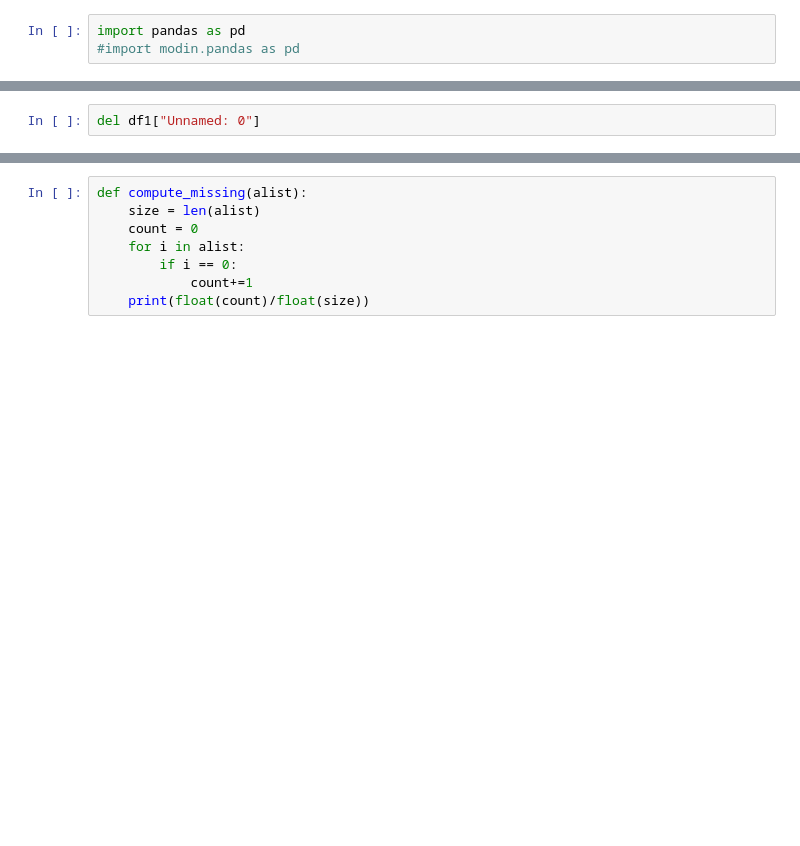
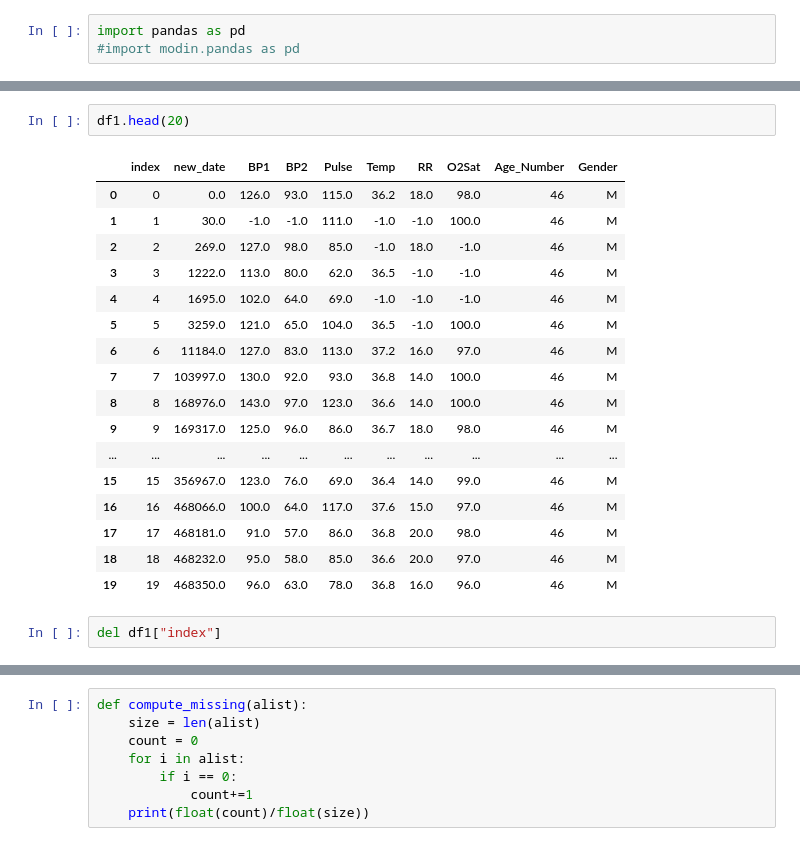
Before and after one commit to Adam2611/House.ai-Data-Analysis, a Jupyter notebook: sepsis_project/DataFormattingScript/17_c_determine_missing_values.ipynb, the cells around one changed output, grey strips where cells are left out. Saved outputs shown, nothing was run; the diff lists cells and outputs as text; blank space fills up the shorter version.

```diff
--- a/sepsis_project/DataFormattingScript/17_c_determine_missing_values.ipynb
+++ b/sepsis_project/DataFormattingScript/17_c_determine_missing_values.ipynb
@@ -26,5 +84,25 @@ df1
+# %%
+df1.head(20)
+# %% [output]
+|  | index | new_date | BP1 | BP2 | Pulse | Temp | RR | O2Sat | Age_Number | Gender |
+| 0 | 0 | 0.0 | 126.0 | 93.0 | 115.0 | 36.2 | 18.0 | 98.0 | 46 | M |
+| 1 | 1 | 30.0 | -1.0 | -1.0 | 111.0 | -1.0 | -1.0 | 100.0 | 46 | M |
+| 2 | 2 | 269.0 | 127.0 | 98.0 | 85.0 | -1.0 | 18.0 | -1.0 | 46 | M |
+| 3 | 3 | 1222.0 | 113.0 | 80.0 | 62.0 | 36.5 | -1.0 | -1.0 | 46 | M |
+| 4 | 4 | 1695.0 | 102.0 | 64.0 | 69.0 | -1.0 | -1.0 | -1.0 | 46 | M |
+| 5 | 5 | 3259.0 | 121.0 | 65.0 | 104.0 | 36.5 | -1.0 | 100.0 | 46 | M |
+| 6 | 6 | 11184.0 | 127.0 | 83.0 | 113.0 | 37.2 | 16.0 | 97.0 | 46 | M |
+| 7 | 7 | 103997.0 | 130.0 | 92.0 | 93.0 | 36.8 | 14.0 | 100.0 | 46 | M |
+| 8 | 8 | 168976.0 | 143.0 | 97.0 | 123.0 | 36.6 | 14.0 | 100.0 | 46 | M |
+| 9 | 9 | 169317.0 | 125.0 | 96.0 | 86.0 | 36.7 | 18.0 | 98.0 | 46 | M |
+| ... | ... | ... | ... | ... | ... | ... | ... | ... | ... | ... |
+| 15 | 15 | 356967.0 | 123.0 | 76.0 | 69.0 | 36.4 | 14.0 | 99.0 | 46 | M |
+| 16 | 16 | 468066.0 | 100.0 | 64.0 | 117.0 | 37.6 | 15.0 | 97.0 | 46 | M |
+| 17 | 17 | 468181.0 | 91.0 | 57.0 | 86.0 | 36.8 | 20.0 | 98.0 | 46 | M |
+| 18 | 18 | 468232.0 | 95.0 | 58.0 | 85.0 | 36.6 | 20.0 | 97.0 | 46 | M |
+| 19 | 19 | 468350.0 | 96.0 | 63.0 | 78.0 | 36.8 | 16.0 | 96.0 | 46 | M |
 # %%
-del df1["Unnamed: 0"]
+del df1["index"]
 # %%
 df1.head(30)
 # %% [output]
```
Also changed, not shown: parts of 19 cells of this notebook, 2 other files.
